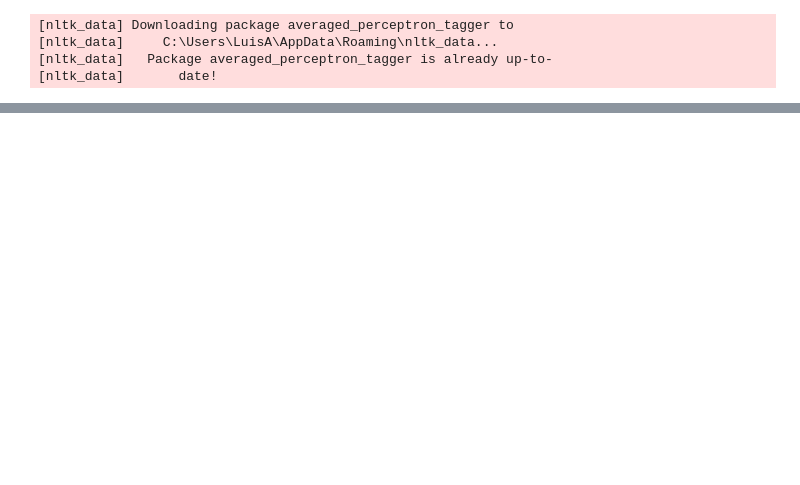
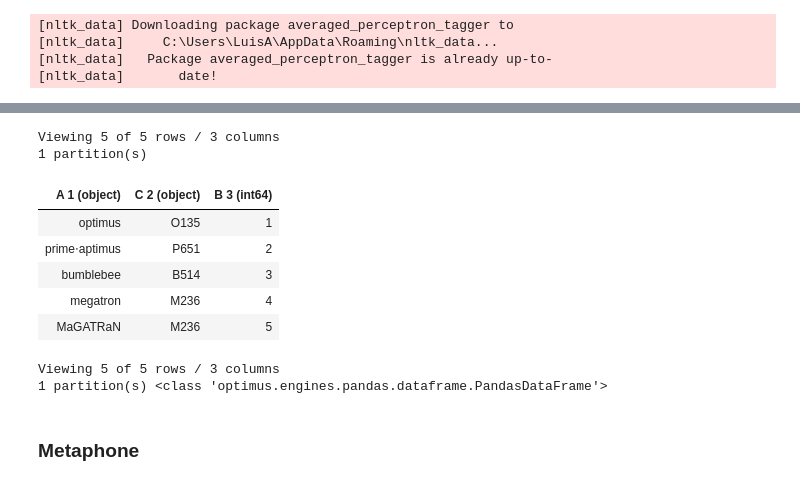
Before and after one commit to PacktPublishing/Data-Processing-with-Optimus, a Jupyter notebook: Chapter06/DataProcessingwithOptimus_Chapter06.ipynb, the cells around one changed output, grey strips where cells are left out. Drawn from its saved outputs; the diff is of its cells as text; code cells hidden in the pictures; blank space fills up the shorter version.

```diff
--- a/Chapter06/DataProcessingwithOptimus_Chapter06.ipynb
+++ b/Chapter06/DataProcessingwithOptimus_Chapter06.ipynb
@@ -415,2 +111,0 @@ pandas
-# %%
-df = op.load.file("foo.csv")
@@ -565,2 +111,0 @@ df.cols.min(["id","name"])
-# %%
-df = df.cols.cast("id","int")
@@ -620,2 +111,0 @@ dask
-# %%
-df = op.load.file("https://bumblebee.nyc3.digitaloceanspaces.com/store.csv", n_rows=35)
@@ -674,0 +131,15 @@ SyntaxError: invalid character in identifier (<ipython-input-11-b88ae4b5e84c>, l
+# %%
+df.cols.soundex("A", output_cols="C")
+# %% [output]
+Viewing 5 of 5 rows / 3 columns
+1 partition(s)
+| A 1 (object) | C 2 (object) | B 3 (int64) |
+| optimus | O135 | 1 |
+| prime⋅aptimus | P651 | 2 |
+| bumblebee | B514 | 3 |
+| megatron | M236 | 4 |
+| MaGATRaN | M236 | 5 |
+Viewing 5 of 5 rows / 3 columns
+1 partition(s) <class 'optimus.engines.pandas.dataframe.PandasDataFrame'>
+# %% [markdown]
+### Metaphone
```
Also changed, not shown: parts of 102 cells of this notebook.
